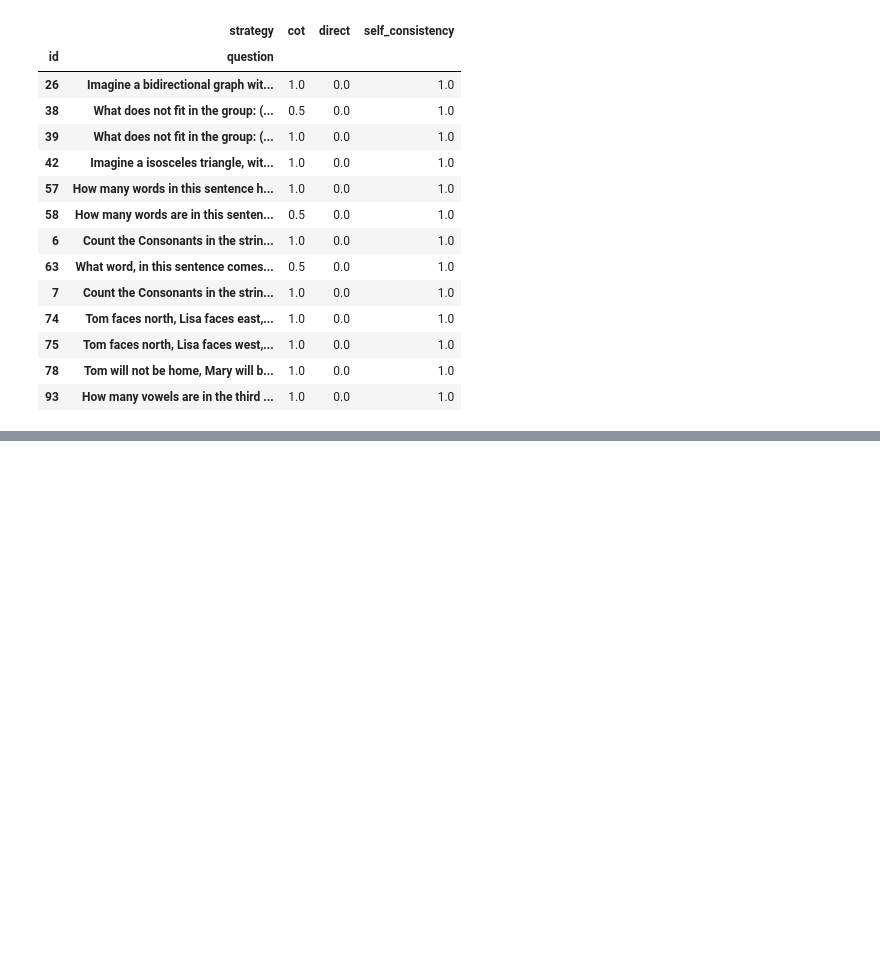
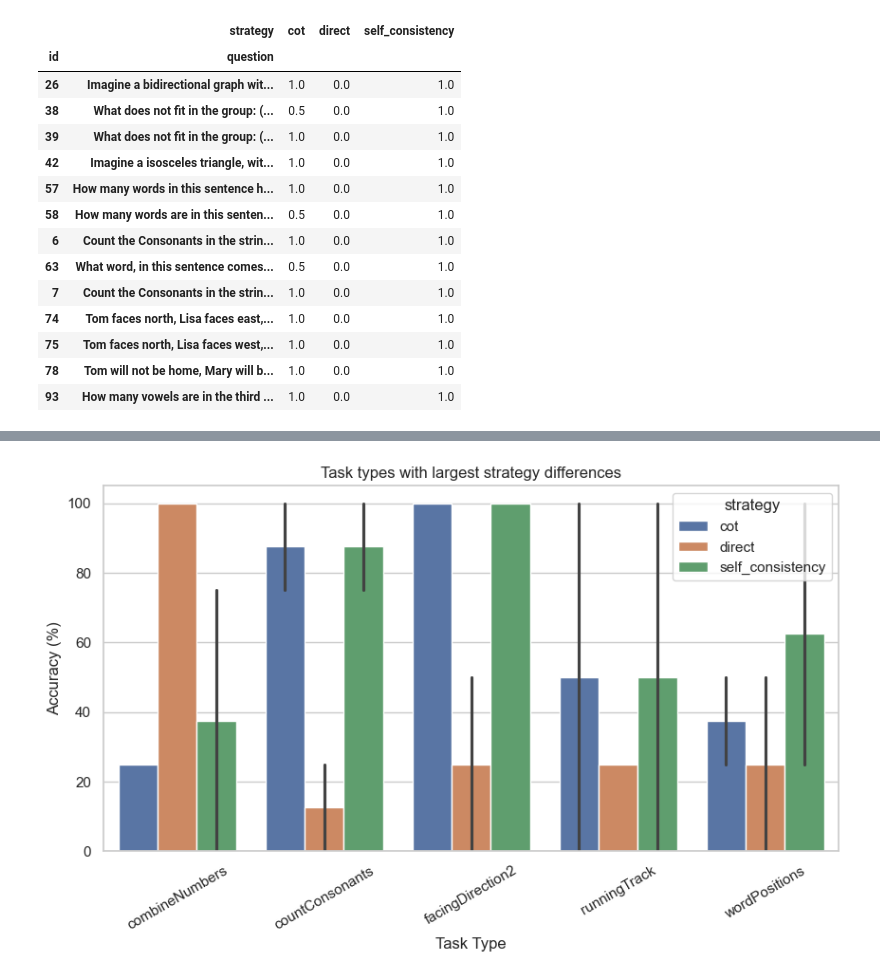
Before and after one commit to MarvinSchumann/RLLM_Project, a Jupyter notebook: analysis.ipynb, the cells around one changed output, grey strips where cells are left out. Cells and saved outputs as stored; diff of their text form; code cells hidden in the pictures; blank space fills up the shorter version.

```diff
--- a/analysis (1).ipynb
+++ b/analysis.ipynb
@@ -461,3 +461,13 @@ rescues
 | 75 | Tom faces north, Lisa faces west,... | 1.0 | 0.0 | 1.0 |
 | 78 | Tom will not be home, Mary will b... | 1.0 | 0.0 | 1.0 |
 | 93 | How many vowels are in the third ... | 1.0 | 0.0 | 1.0 |
+# %%
+# Unterschied zwischen Strategien pro Task-Type
+strategy_variance = (
+    task_accuracy
+    .groupby("task_type")["accuracy"]
+    .agg(lambda x: x.max() - x.min())
+    .sort_values(ascending=False)
+)
+
+strategy_variance.head()
@@ -463,0 +482,22 @@ rescues
+# %%
+top_diff_tasks = strategy_variance.head(5).index
+task_diff_df = task_accuracy[task_accuracy["task_type"].isin(top_diff_tasks)]
+# %%
+plt.figure(figsize=(10,5))
+
+sns.barplot(
+    data=task_diff_df,
+    x="task_type",
+    y="accuracy",
+    hue="strategy"
+)
+
+plt.ylabel("Accuracy (%)")
+plt.xlabel("Task Type")
+plt.title("Task types with largest strategy differences")
+
+plt.xticks(rotation=30)
+
+plt.show()
+# %% [output]
+[figure, added]
```
Also changed, not shown: parts of 11 cells of this notebook.
